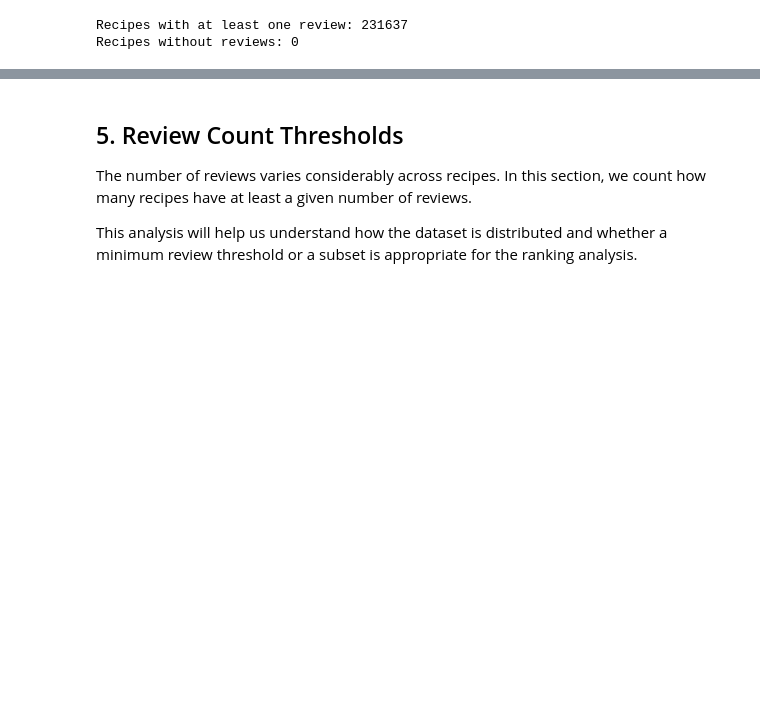
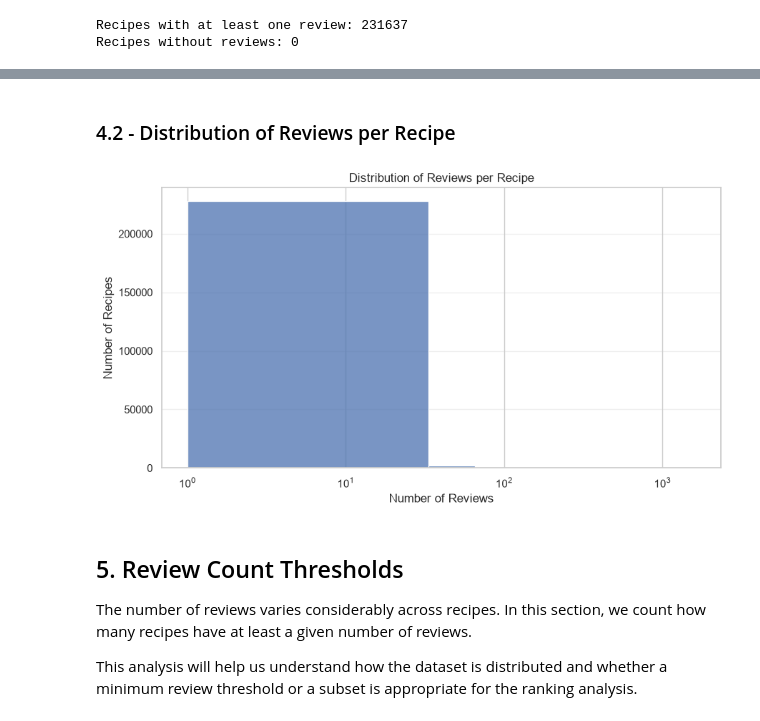
Before and after one commit to colosifederica2004-lgtm/rate_my_recipe, a Jupyter notebook: notebooks/01_dataset_exploration.ipynb, the cells around one changed output, grey strips where cells are left out. Saved outputs shown, nothing was run; the diff lists cells and outputs as text; code cells hidden in the pictures; blank space fills up the shorter version.

```diff
--- a/notebooks/01_dataset_exploration.ipynb
+++ b/notebooks/01_dataset_exploration.ipynb
@@ -171,3 +189,25 @@ Recipes without reviews: 0
+# %% [markdown]
+### 4.2 - Distribution of Reviews per Recipe
+# %%
+# Plot the distribution of reviews per recipe
+
+plt.figure(figsize=(9, 5))
+
+sns.histplot(
+    x=reviews_per_recipe,
+    bins=50
+)
+
+plt.title("Distribution of Reviews per Recipe")
+plt.xlabel("Number of Reviews")
+plt.ylabel("Number of Recipes")
+
+plt.xscale("log")
+plt.grid(axis="y", alpha=0.3)
+plt.tight_layout()
+plt.show()
+# %% [output]
+[figure, added]
 # %% [markdown]
 
 ## 5. Review Count Thresholds
```
Also changed, not shown: parts of 5 cells of this notebook.
